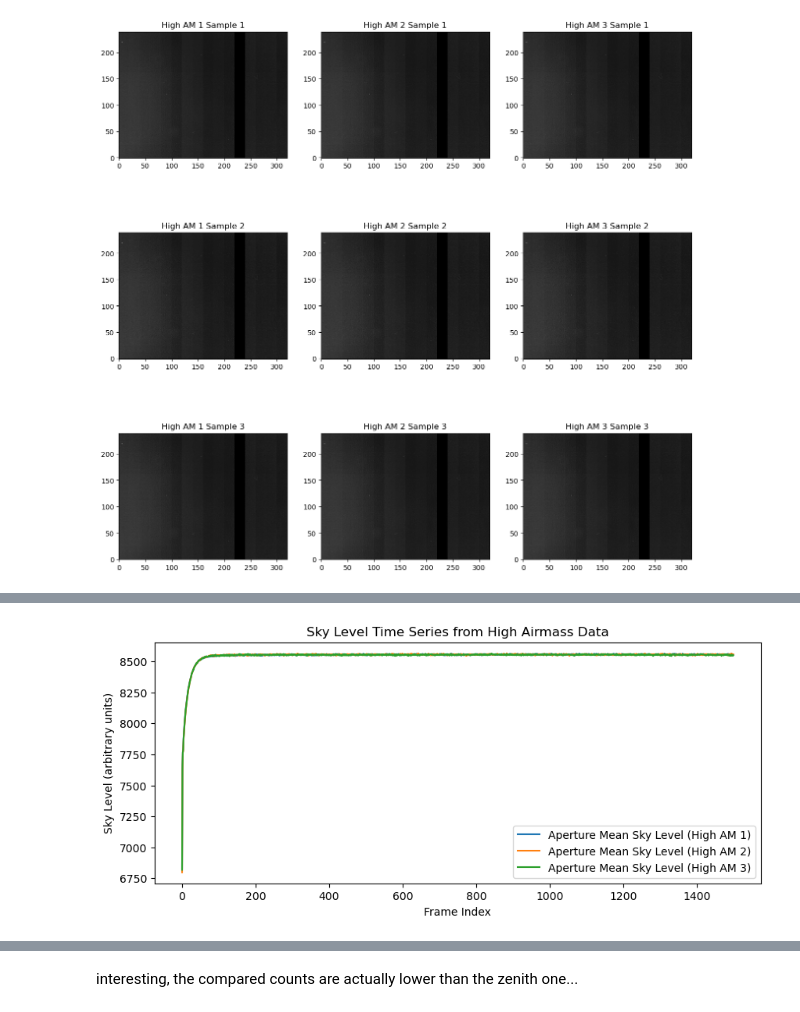
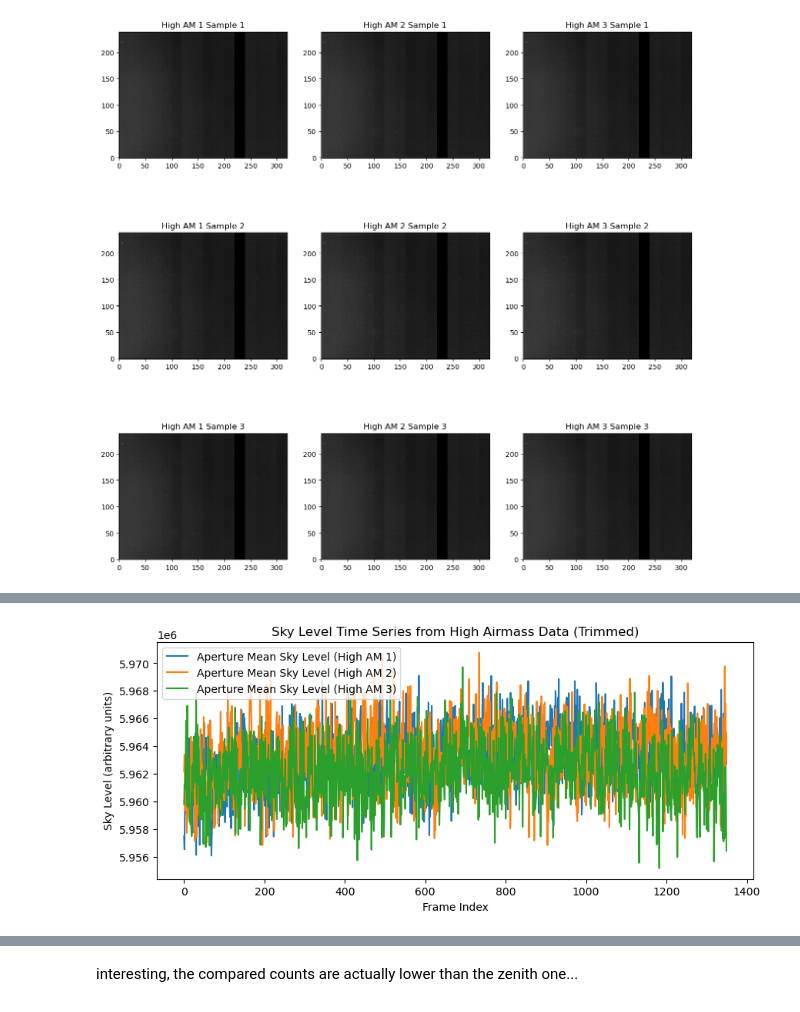
Before and after one commit to chase-urasaki/mirsi_sims, a Jupyter notebook: 2512267_analysis.ipynb, the cells around one changed output, grey strips where cells are left out. Saved outputs shown, nothing was run; the diff lists cells and outputs as text; code cells hidden in the pictures.

Commit message:
computed high airmass aperture 2

```diff
--- a/2512267_analysis.ipynb
+++ b/2512267_analysis.ipynb
@@ -634,18 +660,21 @@ Perform aperture photometry in the same region as before
 # %%
-ha_1 = extract_sky_timeseries(ha_1_data, region, trim=None, annulus=None, statistic="mean")
-ha_2 = extract_sky_timeseries(ha_2_data, region, trim=None, annulus=None, statistic="mean")
-ha_3 = extract_sky_timeseries(ha_3_data, region, trim=None, annulus=None, statistic="mean")
+# Now trim the data and take the sum
+ha_1 = extract_sky_timeseries(ha_1_data, region, trim=TRIM_FRAMES, annulus=None, statistic="sum")
+ha_2 = extract_sky_timeseries(ha_2_data, region, trim=TRIM_FRAMES, annulus=None, statistic="sum")
+ha_3 = extract_sky_timeseries(ha_3_data, region, trim=TRIM_FRAMES, annulus=None, statistic="sum")
 
-# plot the non-trimmed time seri
+
+# plot the trimmed time series
 plt.figure(figsize=(10,4))
 plt.plot(ha_1['x_ap'], label='Aperture Mean Sky Level (High AM 1)')
 plt.plot(ha_2['x_ap'], label='Aperture Mean Sky Level (High AM 2)')
 plt.plot(ha_3['x_ap'], label='Aperture Mean Sky Level (High AM 3)')
+
 plt.xlabel('Frame Index')
 plt.ylabel('Sky Level (arbitrary units)')
-plt.title('Sky Level Time Series from High Airmass Data')
+plt.title('Sky Level Time Series from High Airmass Data (Trimmed)')
 plt.legend()
 plt.show()
 # %% [output]
-[figure, old version]
+[figure, new version]
 # %%
```
Also changed, not shown: parts of 7 cells of this notebook.
